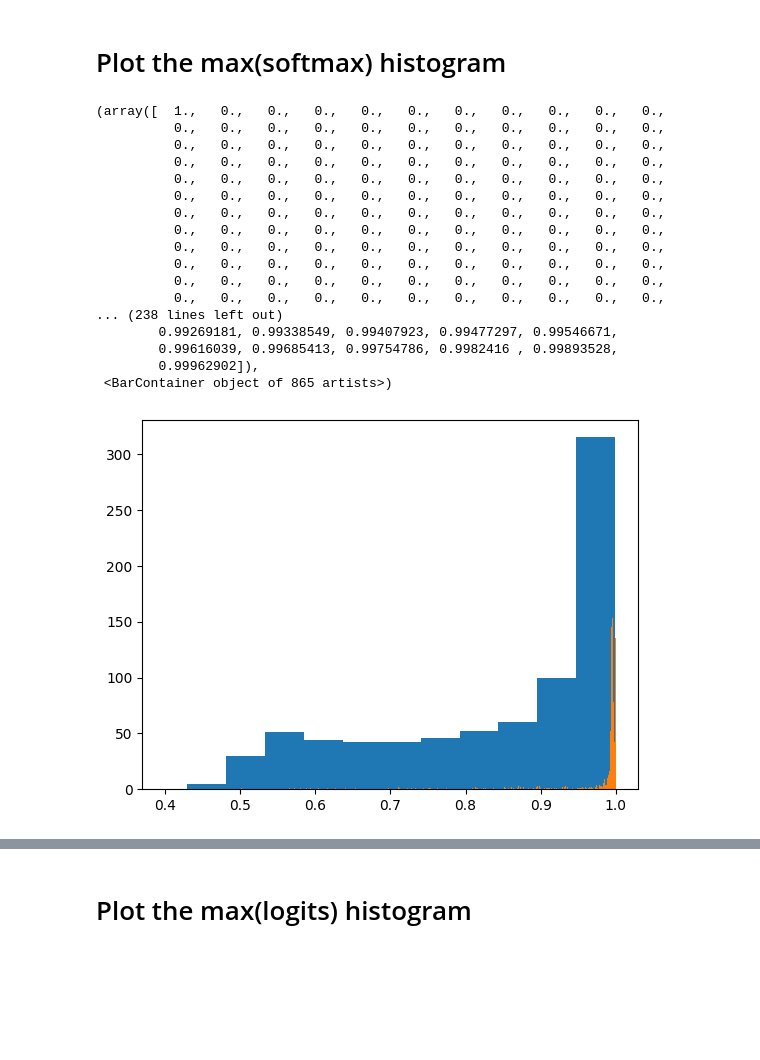
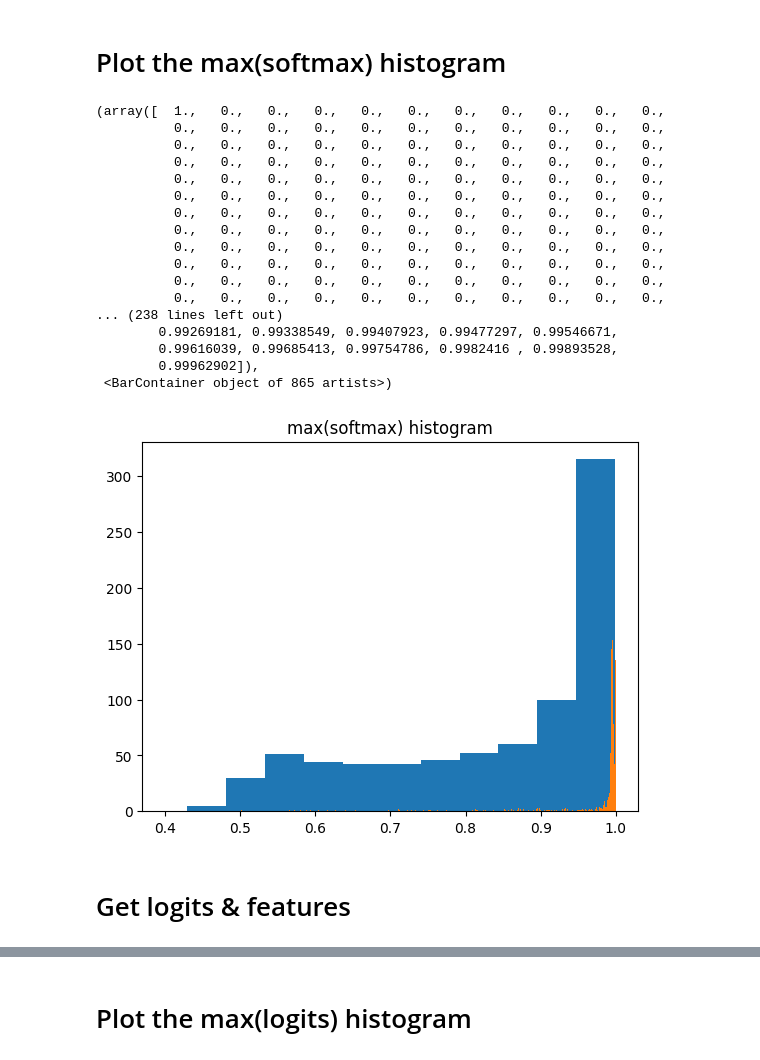
Before and after one commit to WiktorPieklik/Secure-Text-Classification, a Jupyter notebook: src/notebooks/lstm-thresholding.ipynb, the cells around one changed output, grey strips where cells are left out. Drawn from its saved outputs; the diff is of its cells as text; code cells hidden in the pictures; blank space fills up the shorter version.

```diff
--- a/src/notebooks/lstm-thresholding.ipynb
+++ b/src/notebooks/lstm-thresholding.ipynb
@@ -89,36 +100,41 @@ model.evaluate(original_ds)
  0.9728601574897766,
  0.9926711320877075]
 # %%
-def get_max_softmax(softmax: np.ndarray) -> float:
+def get_max(softmax: np.ndarray) -> float:
     return np.max(softmax)
-    # return original_dataset_labels[np.argmax(softmax)]
 
-histogram_data = np.apply_along_axis(get_max_softmax, 1, result)
-original_hist_data = np.apply_along_axis(get_max_softmax, 1, predict_original)
+def get_predicted_label(softmax: np.ndarray) -> float:
+    return original_dataset_labels[np.argmax(softmax)]
 # %% [markdown]
 # Plot the max(softmax) histogram
 # %%
 import matplotlib.pyplot as plt
 
+histogram_data = np.apply_along_axis(get_max, 1, result)
+original_hist_data = np.apply_along_axis(get_max, 1, predict_original)
+
+plt.title('max(softmax) histogram')
 plt.hist(histogram_data, bins='auto')
 plt.hist(original_hist_data, bins='auto')
 # plt.xlim(0.95, 1)
 # %% [output]
 (array([  1.,   0.,   0.,   0.,   0.,   0.,   0.,   0.,   0.,   0.,   0.,
           0.,   0.,   0.,   0.,   0.,   0.,   0.,   0.,   0.,   0.,   0.,
           0.,   0.,   0.,   0.,   0.,   0.,   0.,   0.,   0.,   0.,   0.,
           0.,   0.,   0.,   0.,   0.,   0.,   0.,   0.,   0.,   0.,   0.,
           0.,   0.,   0.,   0.,   0.,   0.,   0.,   0.,   0.,   0.,   0.,
           0.,   0.,   0.,   0.,   0.,   0.,   0.,   0.,   0.,   0.,   0.,
           0.,   0.,   0.,   0.,   0.,   0.,   0.,   0.,   0.,   0.,   0.,
           0.,   0.,   0.,   0.,   0.,   0.,   0.,   0.,   0.,   0.,   0.,
           0.,   0.,   0.,   0.,   0.,   0.,   0.,   0.,   0.,   0.,   0.,
           0.,   0.,   0.,   0.,   0.,   0.,   0.,   0.,   0.,   0.,   0.,
           0.,   0.,   0.,   0.,   0.,   0.,   0.,   0.,   0.,   0.,   0.,
           0.,   0.,   0.,   0.,   0.,   0.,   0.,   0.,   0.,   0.,   0.,
 ... (238 lines left out)
         0.99269181, 0.99338549, 0.99407923, 0.99477297, 0.99546671,
         0.99616039, 0.99685413, 0.99754786, 0.9982416 , 0.99893528,
         0.99962902]),
  <BarContainer object of 865 artists>)
-[figure, old version]
+[figure, new version]
+# %% [markdown]
+# Get logits & features
```
Also changed, not shown: parts of 29 cells of this notebook, 1 other file.
